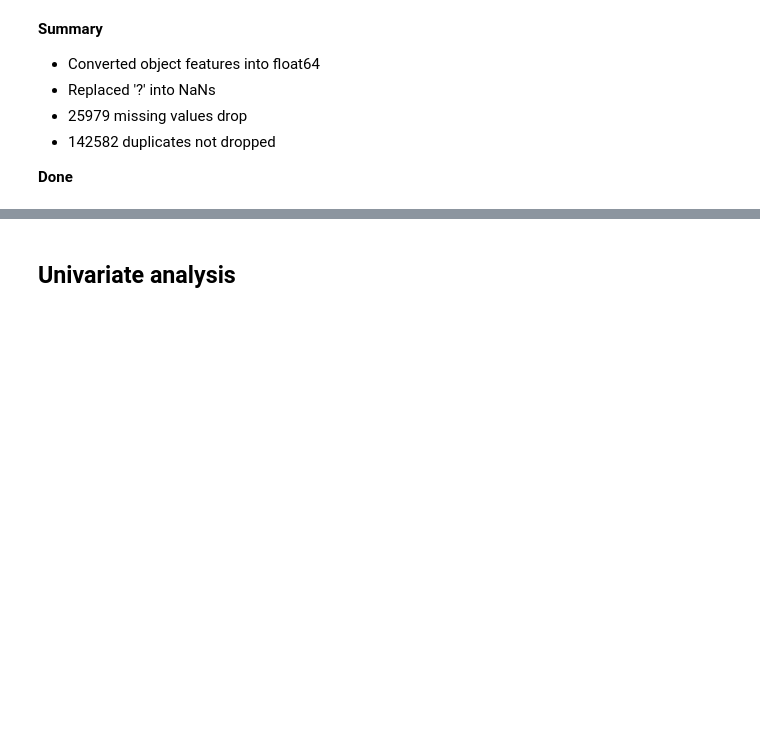
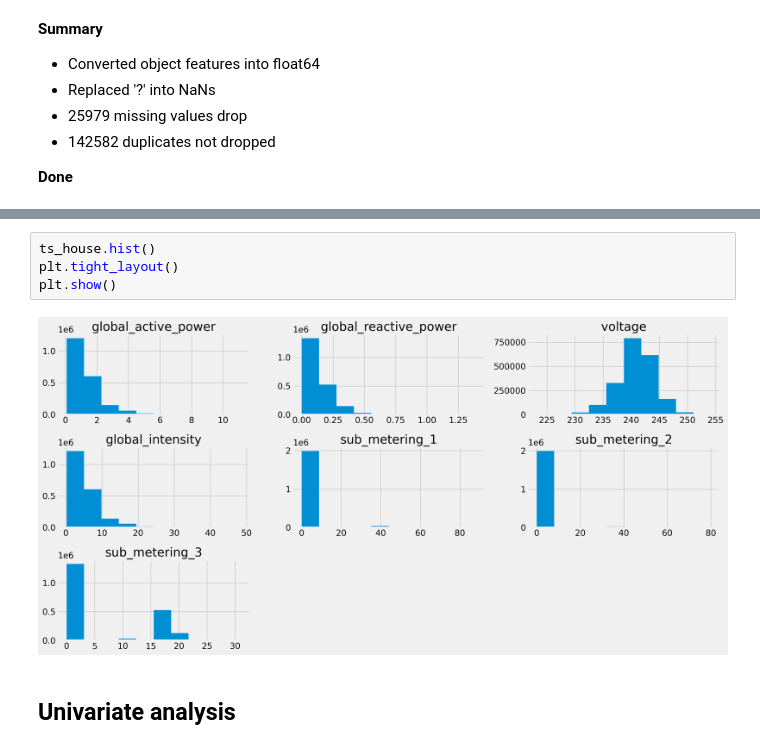
Before and after one commit to Melodyellinn/Projet_RNR, a Jupyter notebook: notebooks/notebook_EDA.ipynb, the cells around one changed output, grey strips where cells are left out. Cells and saved outputs as stored; diff of their text form; blank space fills up the shorter version.

```diff
--- a/notebooks/notebook_EDA.ipynb
+++ b/notebooks/notebook_EDA.ipynb
@@ -184,3 +204,9 @@ plt.style.use('fivethirtyeight')
+# %%
+ts_house.hist()
+plt.tight_layout()
+plt.show()
+# %% [output]
+[figure, added]
 # %% [markdown]
 ## Univariate analysis
 # %%
```
Also changed, not shown: parts of 13 cells of this notebook.
